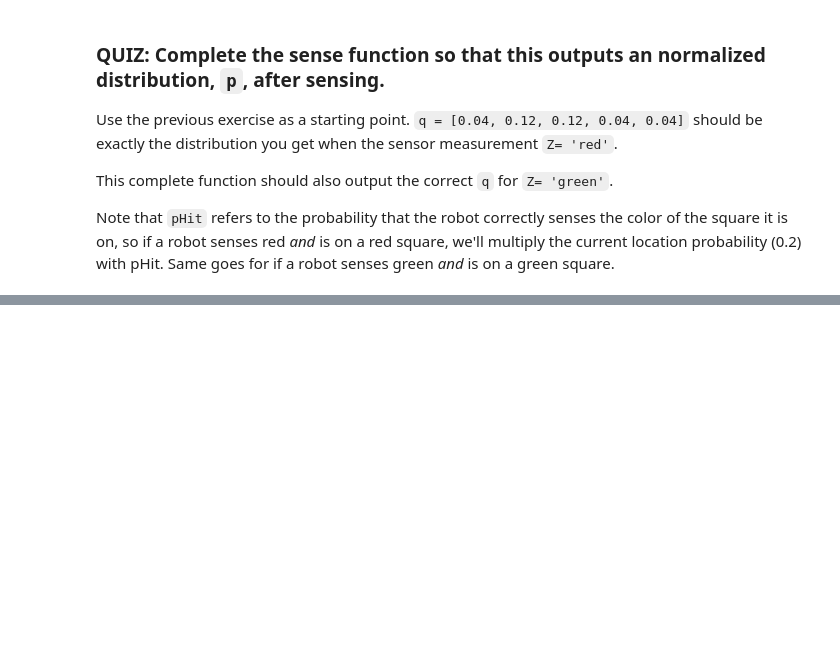
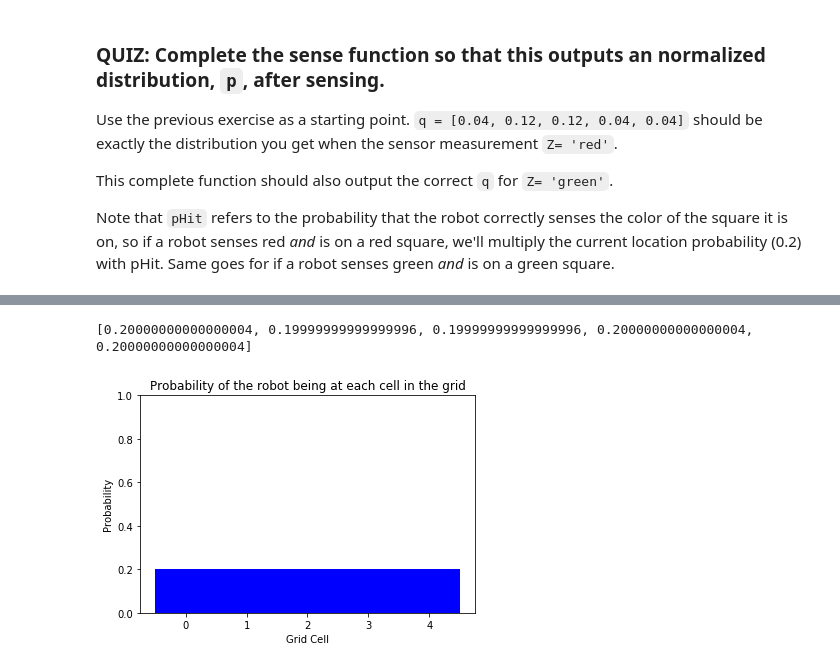
Before and after one commit to fatmirboja/object-tracking, a Jupyter notebook: 1d-robot-world/1. Sense Function.ipynb, the cells around one changed output, grey strips where cells are left out. Cells and saved outputs as stored; diff of their text form; code cells hidden in the pictures; blank space fills up the shorter version.

```diff
--- a/1d-robot-world/1. Sense Function.ipynb
+++ b/1d-robot-world/1. Sense Function.ipynb
@@ -75,0 +82,12 @@ display_map(q)
+# %%
+# measurements, now a *list* of sensor readings ('red' or 'green')
+measurements = ['red', 'green']
+
+for measure in measurements:
+    p = sense(p, measure)
+
+print(p)
+display_map(p)
+# %% [output]
+[0.20000000000000004, 0.19999999999999996, 0.19999999999999996, 0.20000000000000004, 0.20000000000000004]
+[figure, added]
```
Also changed, not shown: parts of 15 cells of this notebook.
